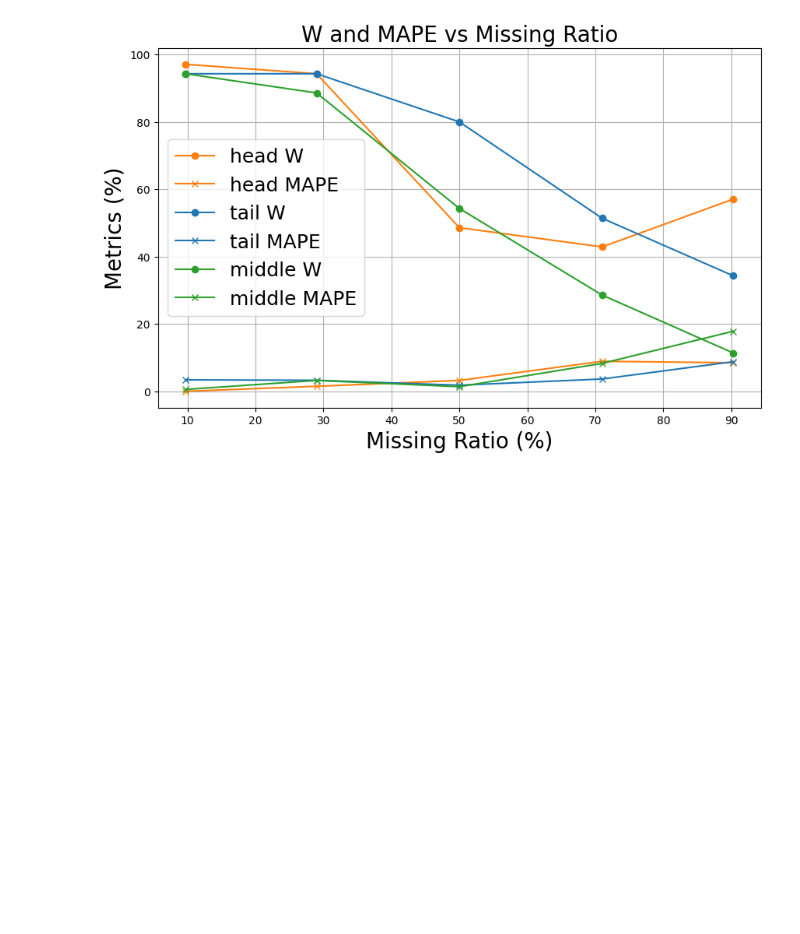
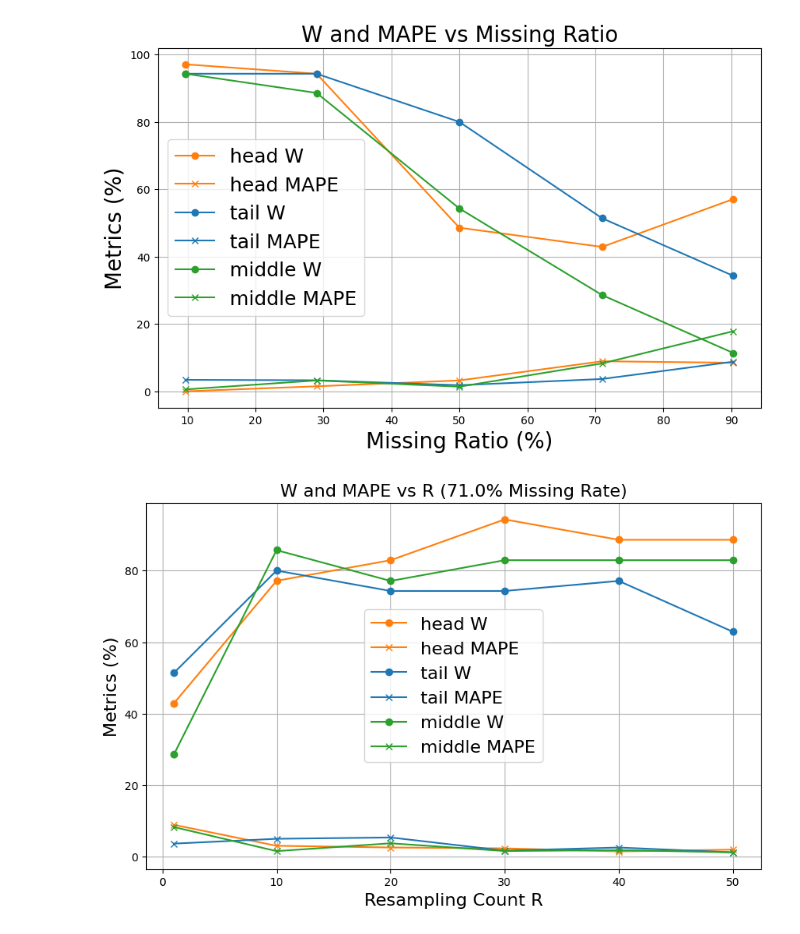
Before and after one commit to Yujin109/airfoil-completion, a Jupyter notebook: notebooks/999_sandbox.ipynb, the cells around one changed output. Drawn from its saved outputs; the diff is of its cells as text; code cells hidden in the pictures; blank space fills up the shorter version.

```diff
--- a/notebooks/999_sandbox.ipynb
+++ b/notebooks/999_sandbox.ipynb
@@ -80,3 +80,50 @@ plt.grid(True)
 plt.show()
 # %% [output]
 [figure]
+# %%
+import matplotlib.pyplot as plt
+
+# Resampling回数 R
+R_values = [1, 10, 20, 30, 40, 50]
+
+# 欠損割合71.0%における W および MAPE のデータ（手動で表から抽出）
+data = {
+    "head": {
+        "W": [42.9, 77.14, 82.9, 94.3, 88.6, 88.6],
+        "MAPE": [8.95, 3.08, 2.61, 2.36, 1.5, 2.01],
+    },
+    "tail": {
+        "W": [51.4, 80.0, 74.3, 74.3, 77.1, 62.9],
+        "MAPE": [3.69, 5.04, 5.41, 1.72, 2.6, 1.24],
+    },
+    "middle": {
+        "W": [28.6, 85.71, 77.1, 82.9, 82.9, 82.9],
+        "MAPE": [8.32, 1.59, 3.78, 1.62, 1.86, 1.26],
+    },
+}
+
+# 色の定義（指定通り）
+colors = {
+    "head": "tab:orange",
+    "tail": "tab:blue",
+    "middle": "tab:green"
+}
+
+# グラフ描画
+plt.figure(figsize=(10, 6))
+
+for mode in data:
+    plt.plot(R_values, data[mode]["W"], marker="o", label=f"{mode} W", color=colors[mode])
+    plt.plot(R_values, data[mode]["MAPE"], marker="x", label=f"{mode} MAPE", color=colors[mode])
+
+# 軸・タイトル・凡例など
+plt.xlabel("Resampling Count R", fontsize=16)
+plt.ylabel("Metrics (%)", fontsize=16)
+plt.title("W and MAPE vs R (71.0% Missing Rate)", fontsize=16)
+plt.legend(fontsize=16)
+
+# Display the plot
+plt.grid(True)
+plt.show()
+# %% [output]
+[figure, added]
```
Also changed, not shown: parts of 1 cell of this notebook, 1 other file.
